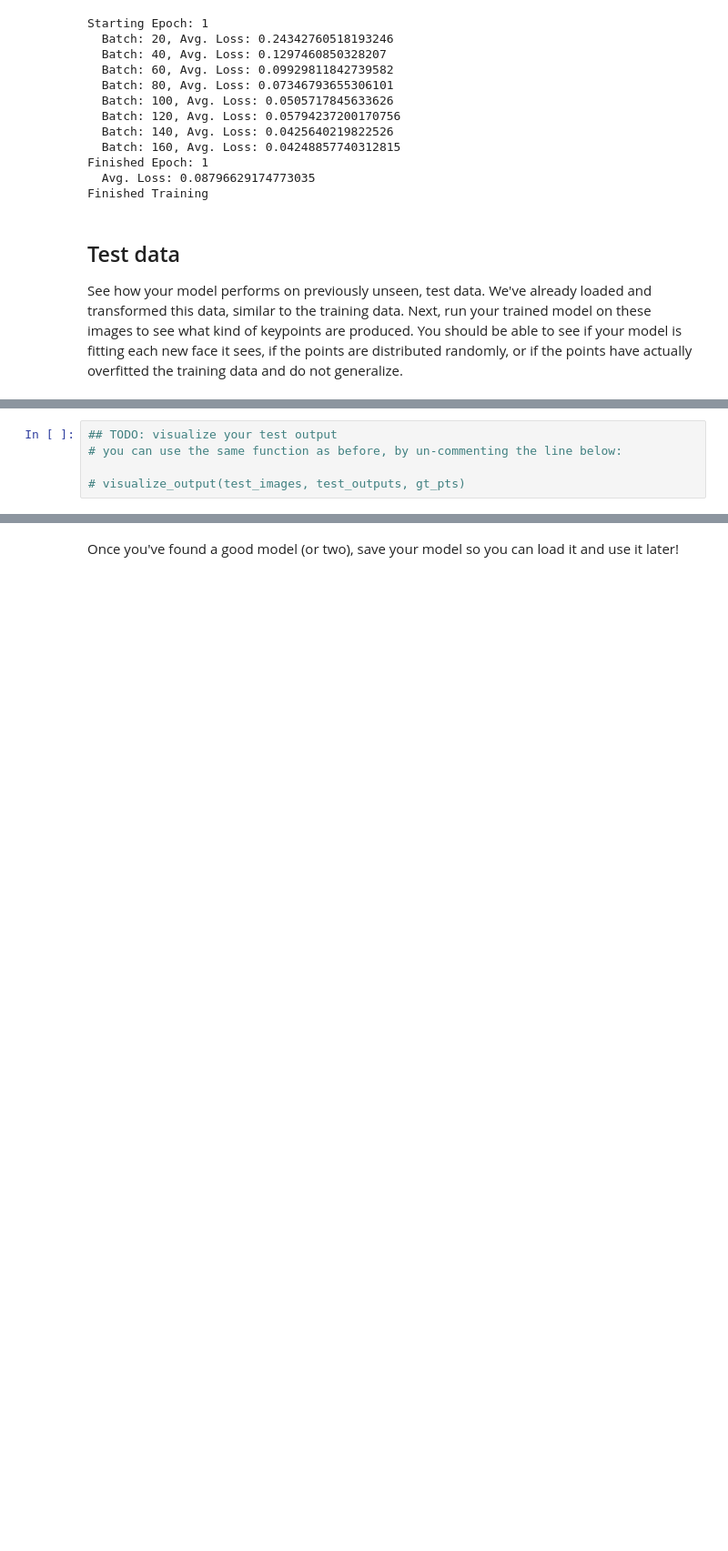
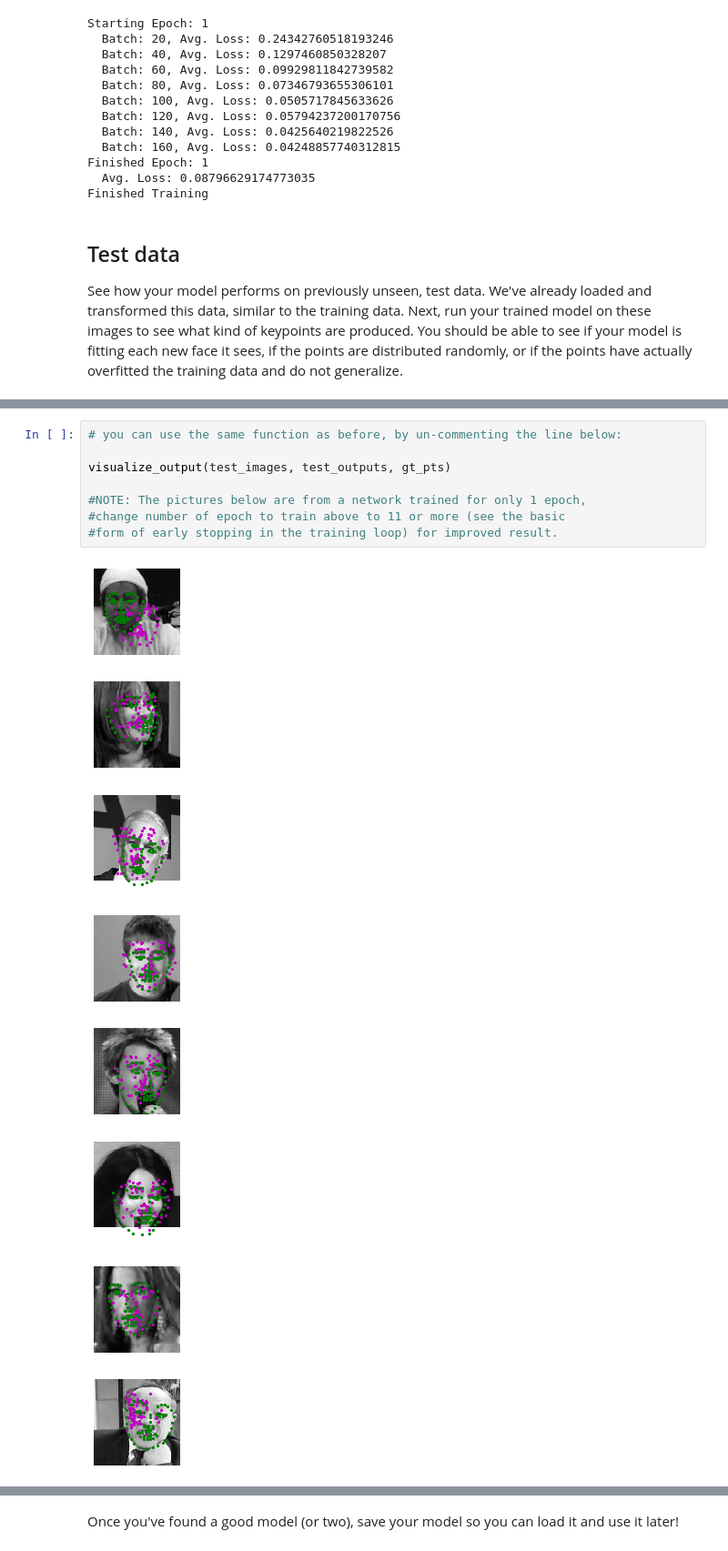
Before and after one commit to FlorentGuinier/P1_Facial_Keypoints, a Jupyter notebook: 2. Define the Network Architecture.ipynb, the cells around one changed output, grey strips where cells are left out. Shown at 91% size. Cells and saved outputs as stored; diff of their text form; blank space fills up the shorter version.

Commit message:
Train the network for 1 epoch, and test result.
Also answer questions about the choice mode for this model and training.

```diff
--- a/2. Define the Network Architecture.ipynb
+++ b/2. Define the Network Architecture.ipynb
@@ -520,5 +524,17 @@ print(gt_pts.size())
 # %%
-## TODO: visualize your test output
 # you can use the same function as before, by un-commenting the line below:
 
-# visualize_output(test_images, test_outputs, gt_pts)
+visualize_output(test_images, test_outputs, gt_pts)
+
+#NOTE: The pictures below are from a network trained for only 1 epoch,
+#change number of epoch to train above to 11 or more (see the basic
+#form of early stopping in the training loop) for improved result.
+# %% [output]
+[figure, added]
+[figure, added]
+[figure, added]
+[figure, added]
+[figure, added]
+[figure, added]
+[figure, added]
+[figure, added]
```
Also changed, not shown: parts of 9 cells of this notebook, 1 other file.
